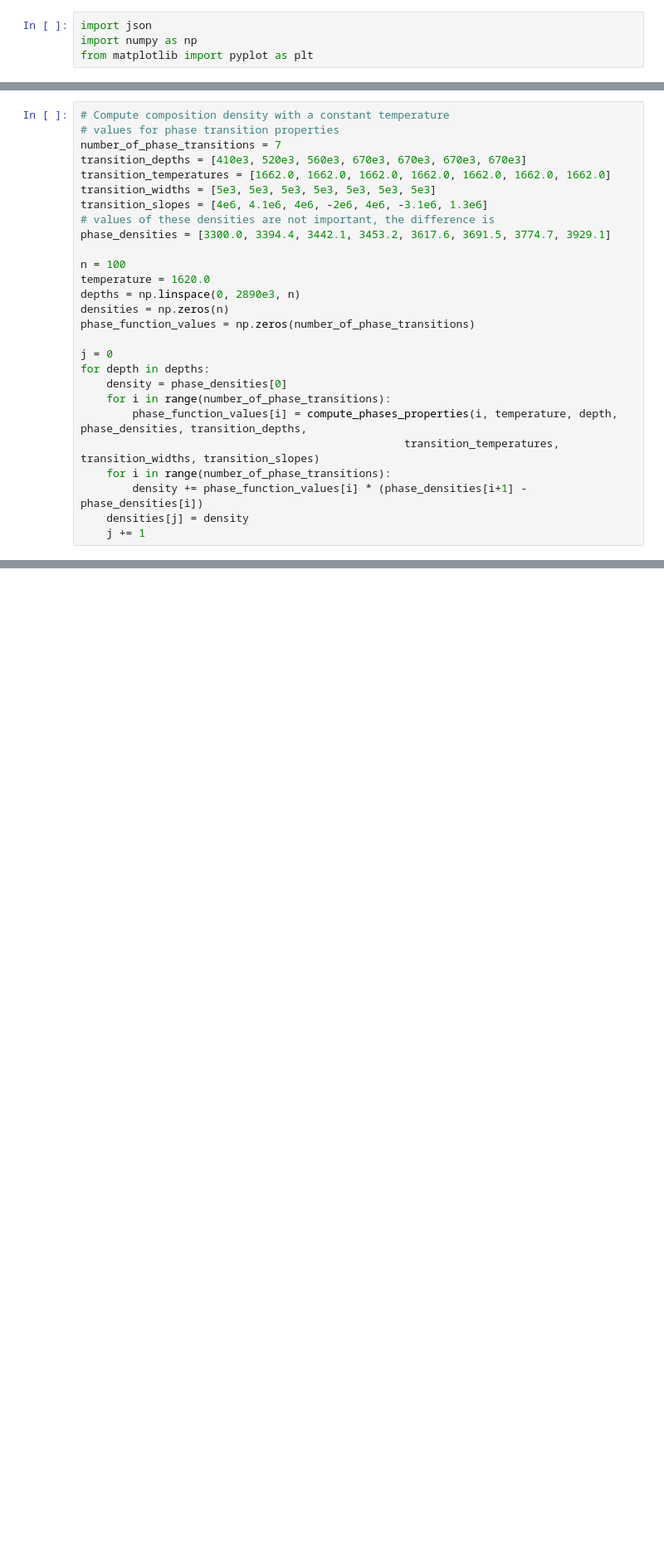
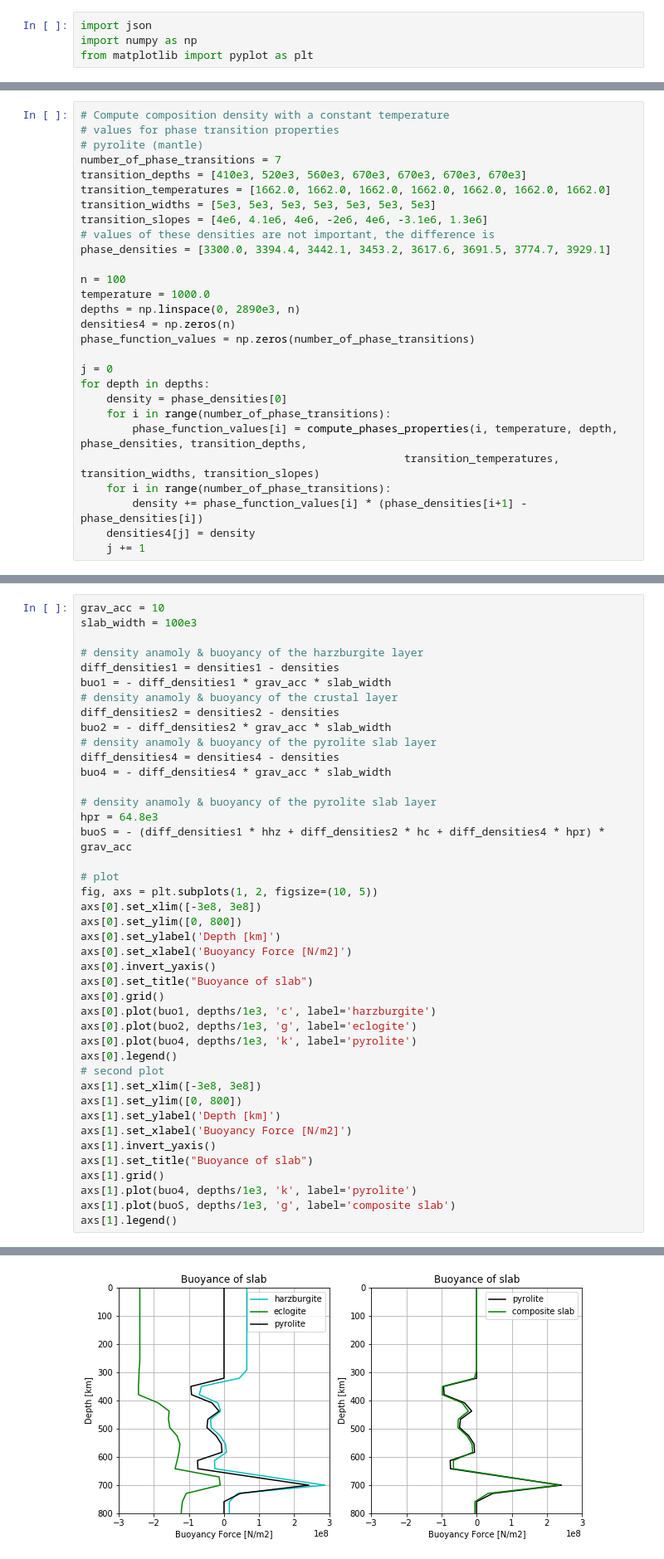
Before and after one commit to lhy11009/aspectLib, a Jupyter notebook: jupyter_notebooks/CDPT.ipynb, the cells around one changed output, grey strips where cells are left out. Shown at 83% size. Drawn from its saved outputs; the diff is of its cells as text; blank space fills up the shorter version.

```diff
--- a/jupyter_notebooks/CDPT.ipynb
+++ b/jupyter_notebooks/CDPT.ipynb
@@ -151,6 +320,7 @@ def compute_phases_properties(phase_index, temperature, depth,
 # %%
 # Compute composition density with a constant temperature
 # values for phase transition properties
+# pyrolite (mantle)
 number_of_phase_transitions = 7
 transition_depths = [410e3, 520e3, 560e3, 670e3, 670e3, 670e3, 670e3]
 transition_temperatures = [1662.0, 1662.0, 1662.0, 1662.0, 1662.0, 1662.0, 1662.0]
@@ -160,9 +330,9 @@ transition_slopes = [4e6, 4.1e6, 4e6, -2e6, 4e6, -3.1e6, 1.3e6]
 phase_densities = [3300.0, 3394.4, 3442.1, 3453.2, 3617.6, 3691.5, 3774.7, 3929.1]
 
 n = 100
-temperature = 1620.0
+temperature = 1000.0
 depths = np.linspace(0, 2890e3, n)
-densities = np.zeros(n)
+densities4 = np.zeros(n)
 phase_function_values = np.zeros(number_of_phase_transitions)
 
 j = 0
@@ -173,5 +343,5 @@ for depth in depths:
                                                   transition_temperatures, transition_widths, transition_slopes)
     for i in range(number_of_phase_transitions):
         density += phase_function_values[i] * (phase_densities[i+1] - phase_densities[i])
-    densities[j] = density
+    densities4[j] = density
     j += 1
@@ -214,0 +355,43 @@ Text(0.5, 1.0, 'Densities in First Principle Model')
+# %%
+grav_acc = 10
+slab_width = 100e3
+
+# density anamoly & buoyancy of the harzburgite layer
+diff_densities1 = densities1 - densities
+buo1 = - diff_densities1 * grav_acc * slab_width
+# density anamoly & buoyancy of the crustal layer
+diff_densities2 = densities2 - densities
+buo2 = - diff_densities2 * grav_acc * slab_width
+# density anamoly & buoyancy of the pyrolite slab layer
+diff_densities4 = densities4 - densities
+buo4 = - diff_densities4 * grav_acc * slab_width
+
+# density anamoly & buoyancy of the pyrolite slab layer
+hpr = 64.8e3
+buoS = - (diff_densities1 * hhz + diff_densities2 * hc + diff_densities4 * hpr) * grav_acc
+
+# plot
+fig, axs = plt.subplots(1, 2, figsize=(10, 5))
+axs[0].set_xlim([-3e8, 3e8])
+axs[0].set_ylim([0, 800])
+axs[0].set_ylabel('Depth [km]')
+axs[0].set_xlabel('Buoyancy Force [N/m2]')
+axs[0].invert_yaxis()
+axs[0].set_title("Buoyance of slab")
+axs[0].grid()
+axs[0].plot(buo1, depths/1e3, 'c', label='harzburgite')
+axs[0].plot(buo2, depths/1e3, 'g', label='eclogite')
+axs[0].plot(buo4, depths/1e3, 'k', label='pyrolite')
+axs[0].legend()
+# second plot
+axs[1].set_xlim([-3e8, 3e8])
+axs[1].set_ylim([0, 800])
+axs[1].set_ylabel('Depth [km]')
+axs[1].set_xlabel('Buoyancy Force [N/m2]')
+axs[1].invert_yaxis()
+axs[1].set_title("Buoyance of slab")
+axs[1].grid()
+axs[1].plot(buo4, depths/1e3, 'k', label='pyrolite')
+axs[1].plot(buoS, depths/1e3, 'g', label='composite slab')
+axs[1].legend()
+# %% [output]
@@ -214,0 +399 @@ Text(0.5, 1.0, 'Densities in First Principle Model')
+[figure, added]
```
Also changed, not shown: parts of 16 cells of this notebook.
